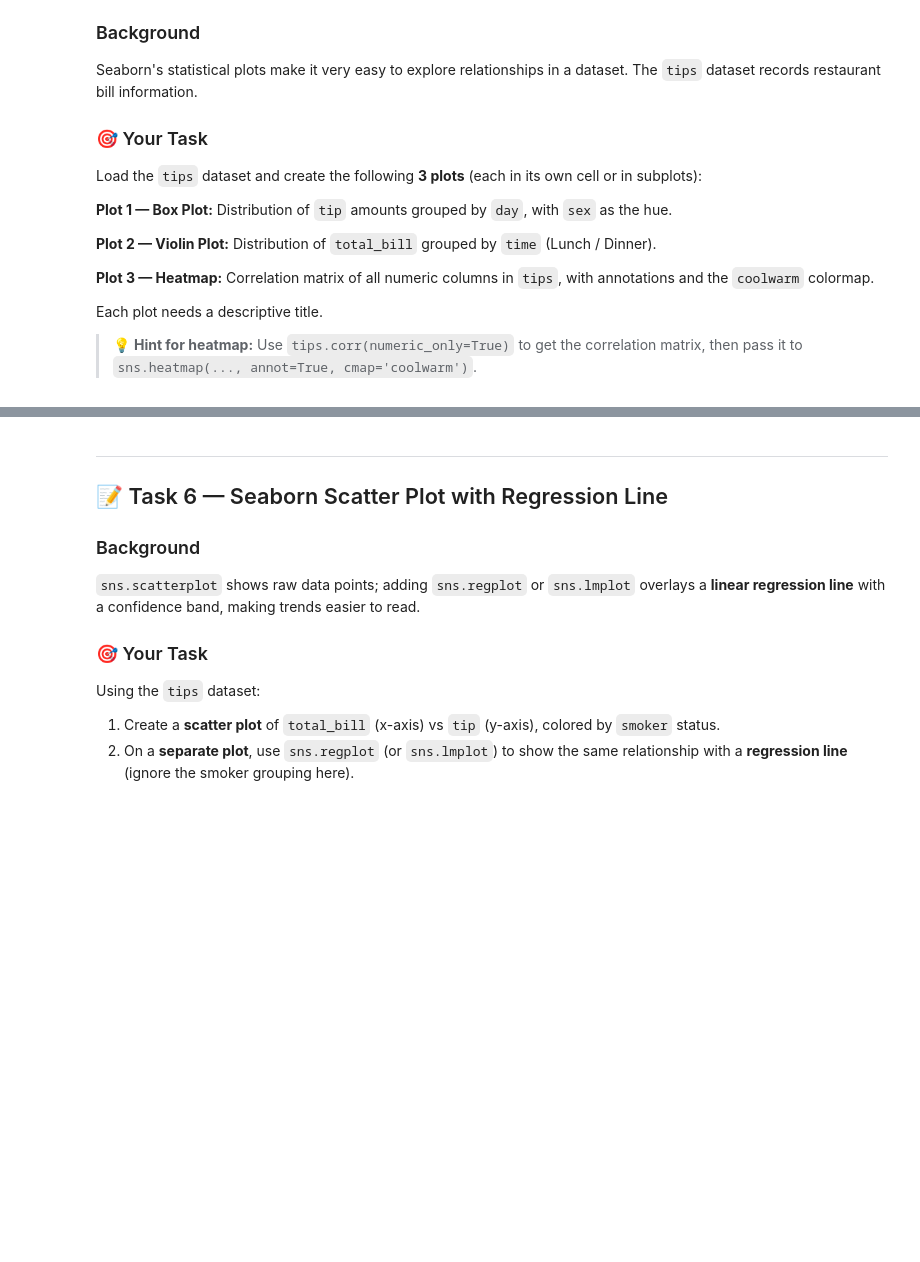
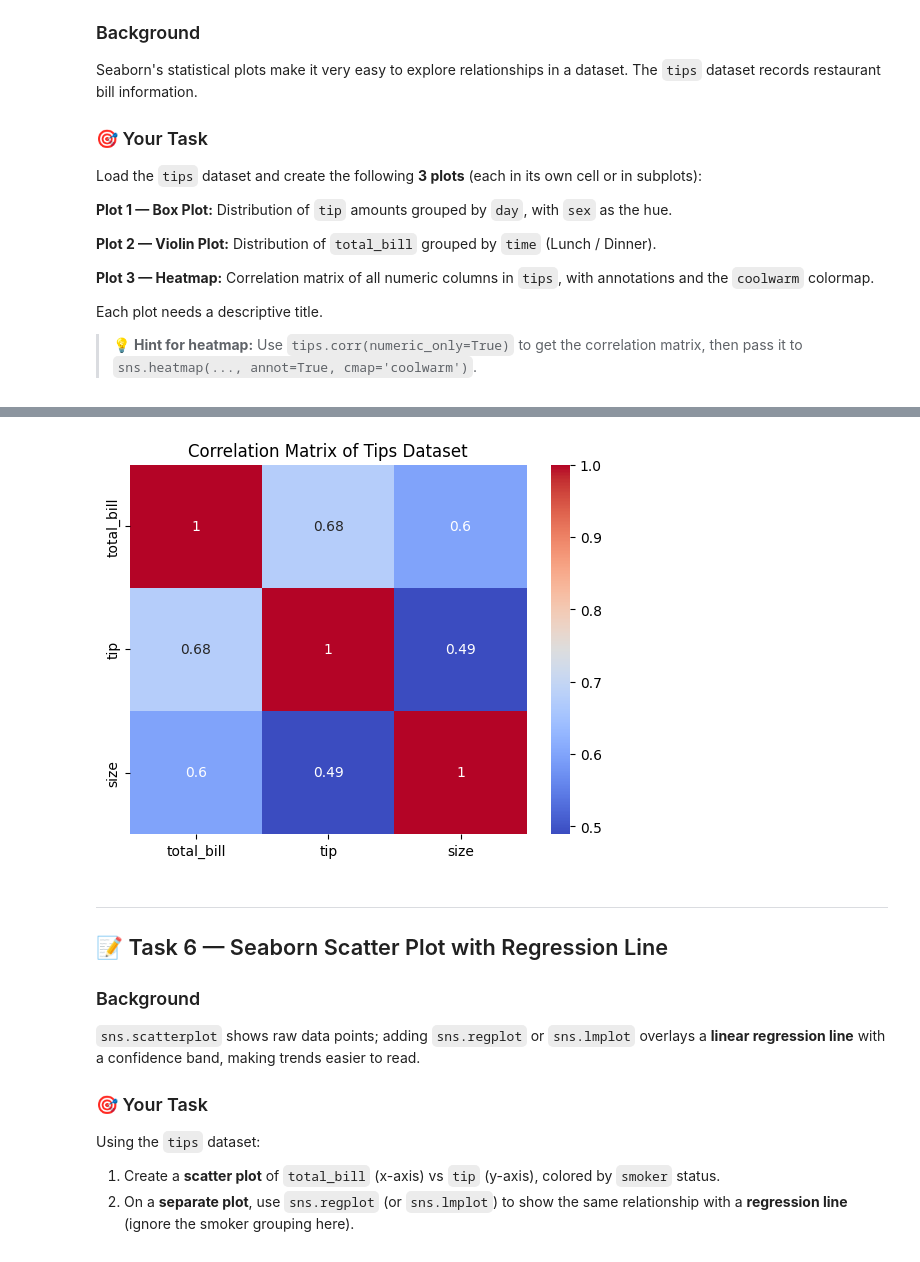
Before and after one commit to FurqanAlyy/AI-ML-NIAI, a Jupyter notebook: Data_Visualization_Worksheet.ipynb, the cells around one changed output, grey strips where cells are left out. Drawn from its saved outputs; the diff is of its cells as text; code cells hidden in the pictures; blank space fills up the shorter version.

```diff
--- a/Data_Visualization_Worksheet.ipynb
+++ b/Data_Visualization_Worksheet.ipynb
@@ -300,3 +326,12 @@ tips = sns.load_dataset('tips')
+# %%
+# YOUR CODE HERE — Plot 3: Correlation heatmap
+corr=tips.corr(numeric_only=True)
+# print(corr)
+sns.heatmap(corr, annot=True , cmap='coolwarm')
+plt.title('Correlation Matrix of Tips Dataset')
+plt.show()
+# %% [output]
+[figure, added]
 # %% [markdown]
 ---
 ## 📝 Task 6 — Seaborn Scatter Plot with Regression Line
```
Also changed, not shown: parts of 3 cells of this notebook.
